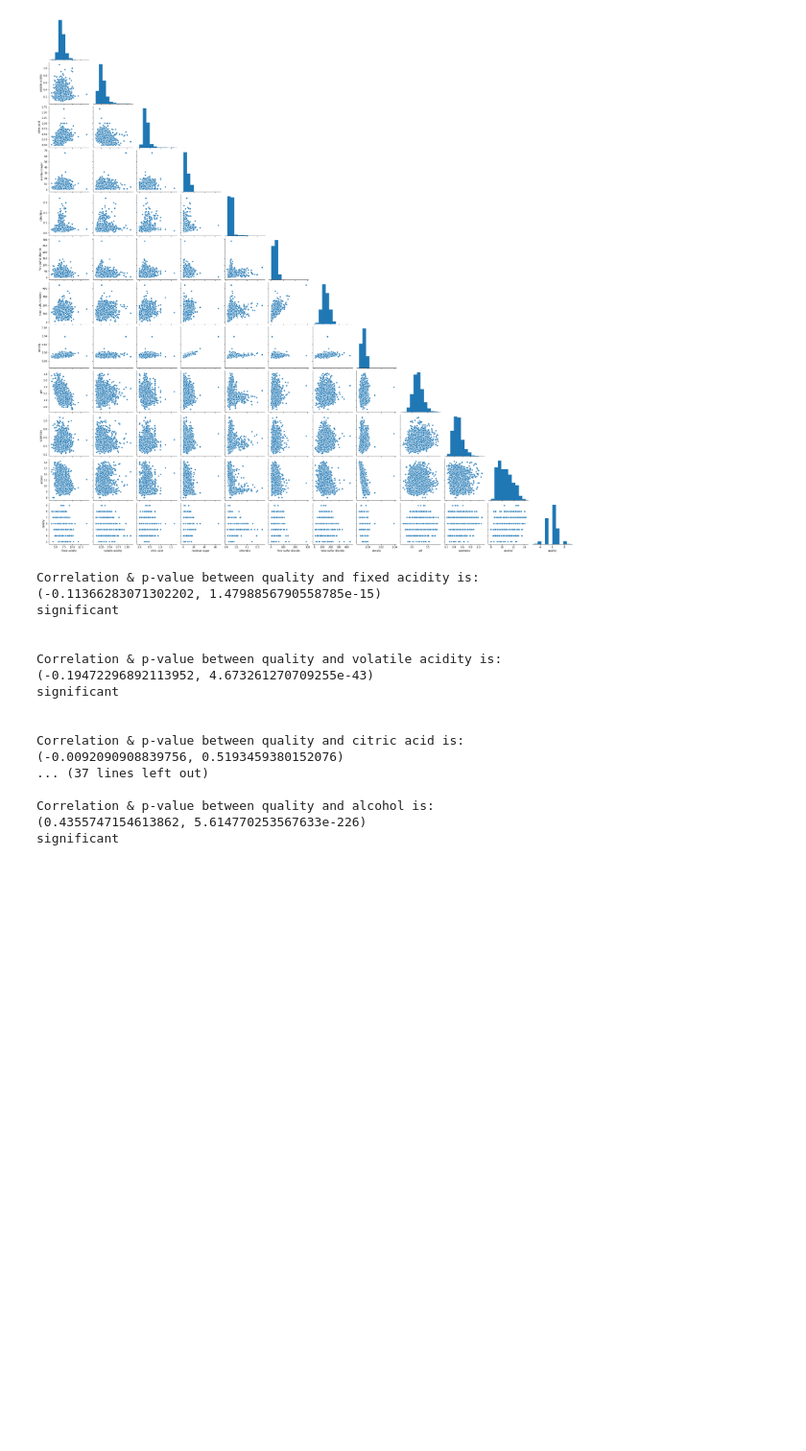
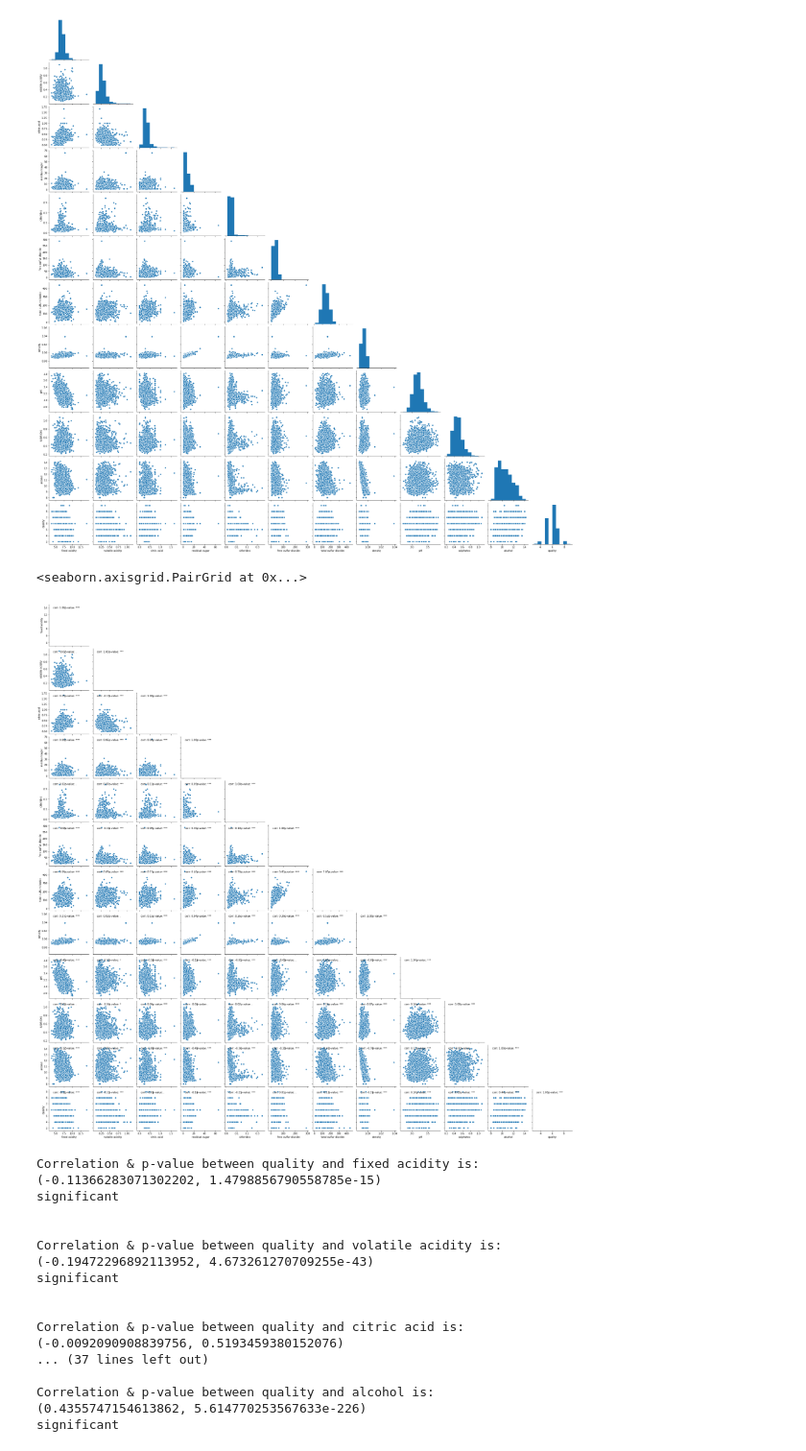
Before and after one commit to utomoreza/WhiteWineQuality_LR, a Jupyter notebook: main.ipynb, the cells around one changed output. Shown at 96% size. Drawn from its saved outputs; the diff is of its cells as text; code cells hidden in the pictures; blank space fills up the shorter version.

Commit message:
Added scatter plots, hists, p-values, corr

```diff
--- a/main.ipynb
+++ b/main.ipynb
@@ -218,6 +219,35 @@ sns.pairplot(whiteDF, corner = True)
 # %% [output]
 <seaborn.axisgrid.PairGrid at 0x...>
 [figure]
+# %%
+def corrfunc(x, y, **kws):
+    (r, p) = pearsonr(x, y)
+
+    if (p < 0.05 and p >= 0.01):
+        sign = "*"
+    elif (p < 0.01 and p >= 0.001):
+        sign = "**"
+    elif (p < 0.001 and p >= 0):
+        sign = "***"
+    else:
+        sign = "."
+
+    ax = plt.gca()
+    ax.annotate("corr: {:.2f} ".format(r),
+                xy=(.1, .9), xycoords=ax.transAxes)
+    ax.annotate(f"p-value: {sign}",
+                xy=(.4, .9), xycoords=ax.transAxes)
+
+def hide_current_axis(*args, **kwds):
+    plt.gca().set_visible(False)
+
+graph = sns.pairplot(whiteDF)
+graph.map_upper(hide_current_axis)
+graph.map_diag(hide_current_axis)
+graph.map(corrfunc)
+# %% [output]
+<seaborn.axisgrid.PairGrid at 0x...>
+[figure, added]
 # %%
 alpha = 0.05
 for i in range(whiteDF.shape[1]-1):
```
Also changed, not shown: parts of 3 cells of this notebook.
